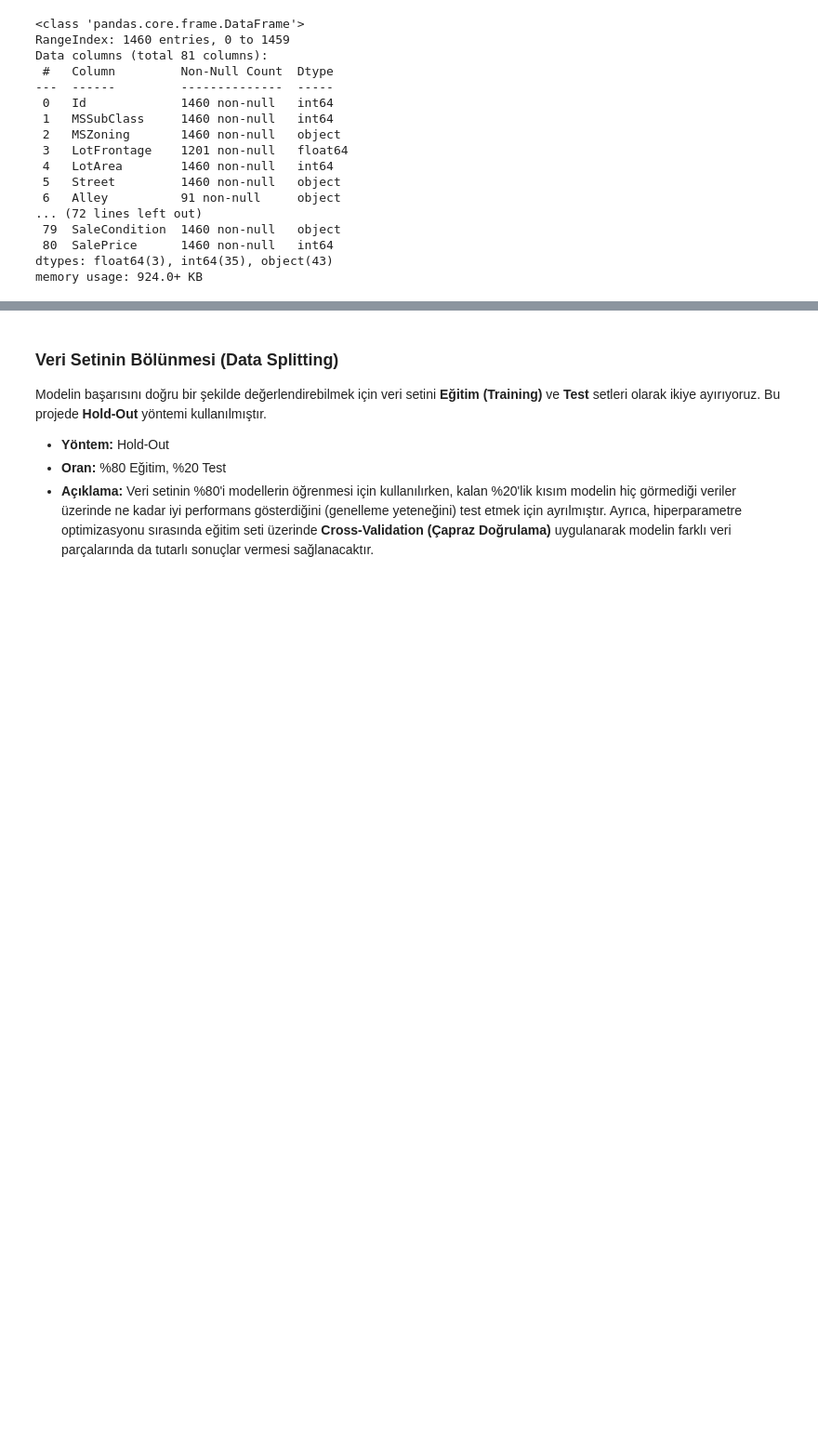
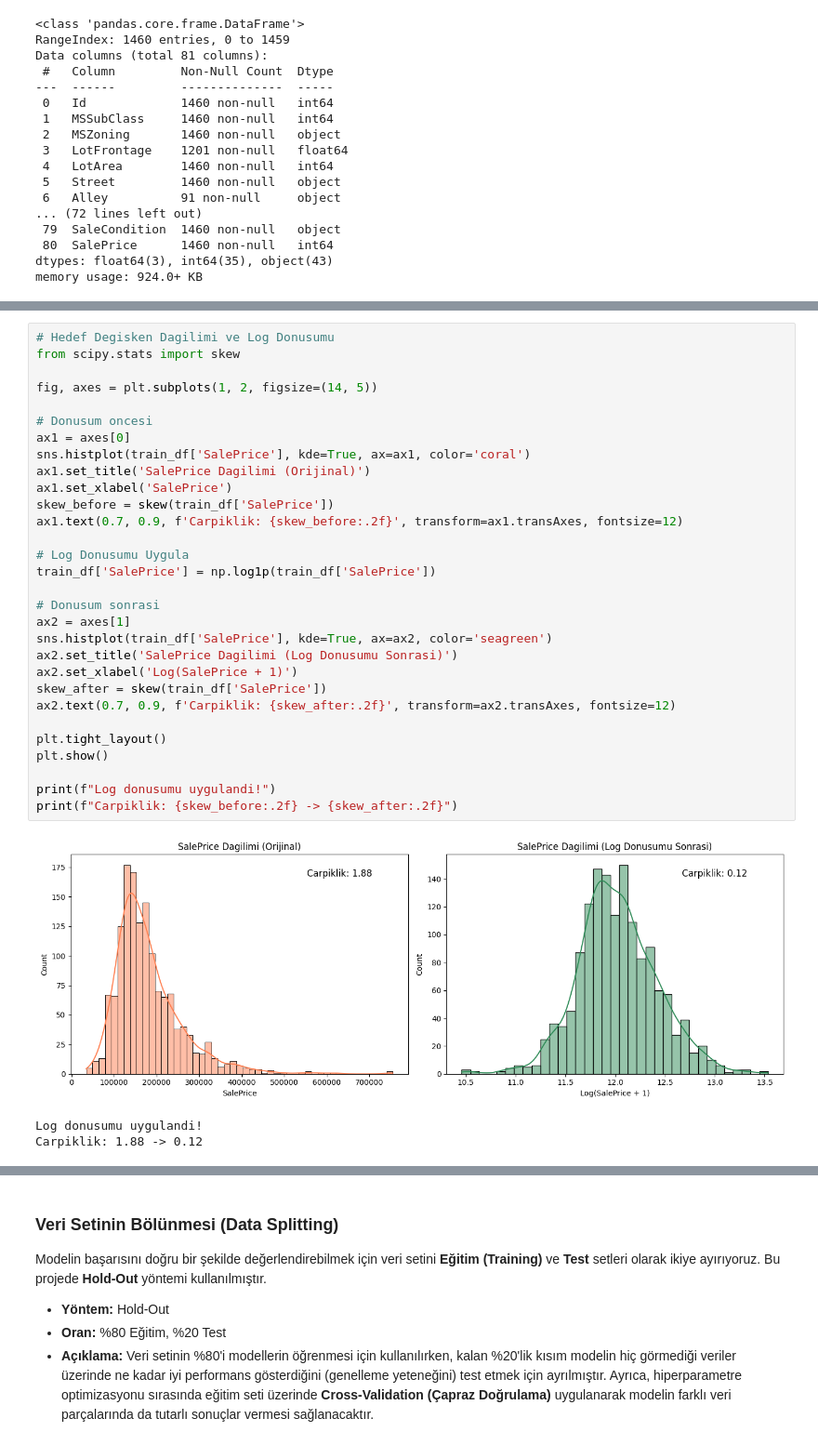
Before and after one commit to Han-Bayraktar/ML-Algorithms-Comparison-on-House-Prices---Advanced-Regression-Techniques, a Jupyter notebook: house_price_prediction.ipynb, the cells around one changed output, grey strips where cells are left out. Shown: that part at 93% size. Saved outputs shown, nothing was run; the diff lists cells and outputs as text; blank space fills up the shorter version.

```diff
--- a/house_price_prediction.ipynb
+++ b/house_price_prediction.ipynb
@@ -232,0 +149,34 @@ Bu bölümde Ridge, Lasso, Random Forest, XGBoost, LightGBM ve Gradient Boosting
+# %%
+# Hedef Degisken Dagilimi ve Log Donusumu
+from scipy.stats import skew
+
+fig, axes = plt.subplots(1, 2, figsize=(14, 5))
+
+# Donusum oncesi
+ax1 = axes[0]
+sns.histplot(train_df['SalePrice'], kde=True, ax=ax1, color='coral')
+ax1.set_title('SalePrice Dagilimi (Orijinal)')
+ax1.set_xlabel('SalePrice')
+skew_before = skew(train_df['SalePrice'])
+ax1.text(0.7, 0.9, f'Carpiklik: {skew_before:.2f}', transform=ax1.transAxes, fontsize=12)
+
+# Log Donusumu Uygula
+train_df['SalePrice'] = np.log1p(train_df['SalePrice'])
+
+# Donusum sonrasi
+ax2 = axes[1]
+sns.histplot(train_df['SalePrice'], kde=True, ax=ax2, color='seagreen')
+ax2.set_title('SalePrice Dagilimi (Log Donusumu Sonrasi)')
+ax2.set_xlabel('Log(SalePrice + 1)')
+skew_after = skew(train_df['SalePrice'])
+ax2.text(0.7, 0.9, f'Carpiklik: {skew_after:.2f}', transform=ax2.transAxes, fontsize=12)
+
+plt.tight_layout()
+plt.show()
+
+print(f"Log donusumu uygulandi!")
+print(f"Carpiklik: {skew_before:.2f} -> {skew_after:.2f}")
+# %% [output]
+[figure, added]
+Log donusumu uygulandi!
+Carpiklik: 1.88 -> 0.12
```
Also changed, not shown: parts of 65 cells of this notebook, 1 other file.
